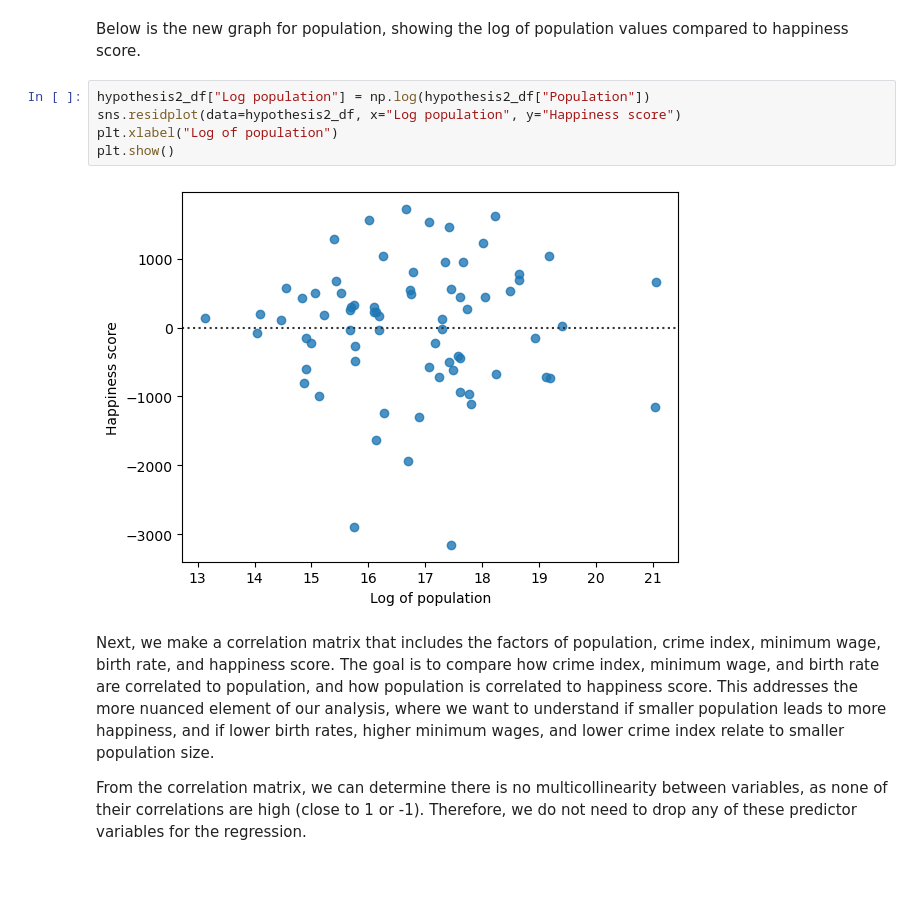
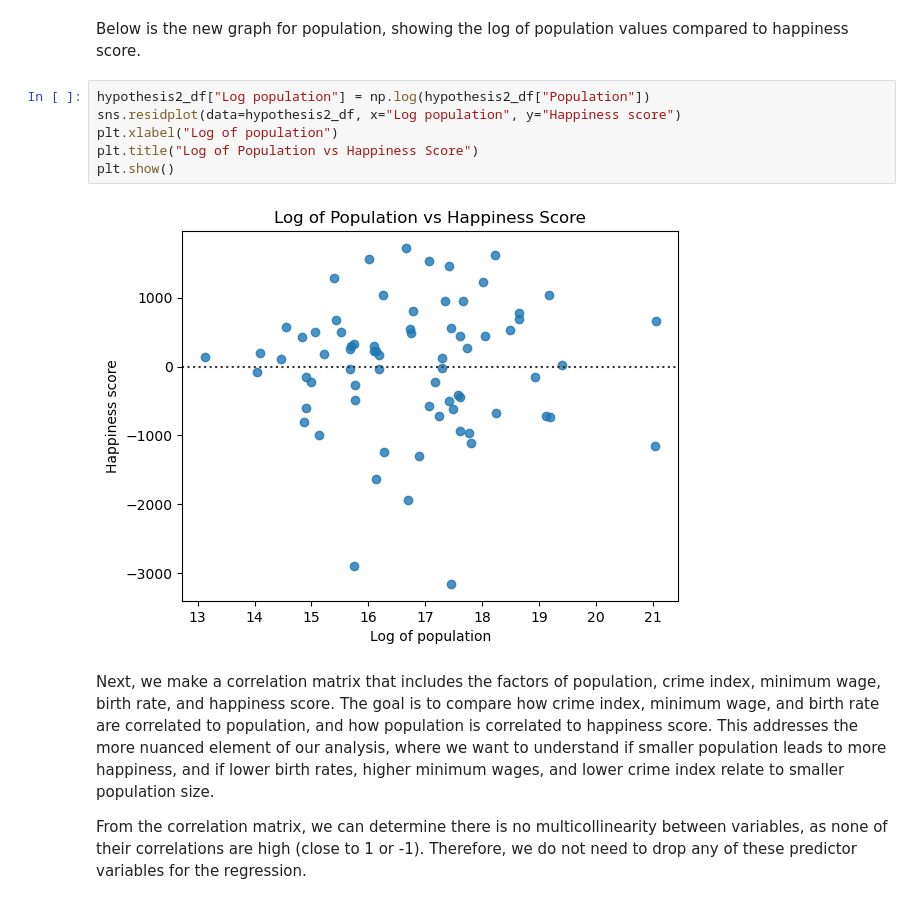
Before and after one commit to yixuanzhou1221/info2950, a Jupyter notebook: Phase 5/Phase5 2.ipynb, the cells around one changed output. Drawn from its saved outputs; the diff is of its cells as text; blank space fills up the shorter version.

```diff
--- a/Phase 5/Phase5 2.ipynb
+++ b/Phase 5/Phase5 2.ipynb
@@ -423,10 +424,11 @@ Below is the new graph for population, showing the log of population values comp
 # %%
 hypothesis2_df["Log population"] = np.log(hypothesis2_df["Population"])
 sns.residplot(data=hypothesis2_df, x="Log population", y="Happiness score")
 plt.xlabel("Log of population")
+plt.title("Log of Population vs Happiness Score")
 plt.show()
 # %% [output]
-[figure, old version]
+[figure, new version]
 # %% [markdown]
 Next, we make a correlation matrix that includes the factors of population, crime index, minimum wage, birth rate, and happiness score. The goal is to compare how crime index, minimum wage, and birth rate are correlated to population, and how population is correlated to happiness score. This addresses the more nuanced element of our analysis, where we want to understand if smaller population leads to more happiness, and if lower birth rates, higher minimum wages, and lower crime index relate to smaller population size.
 
```
Also changed, not shown: parts of 3 cells of this notebook.
